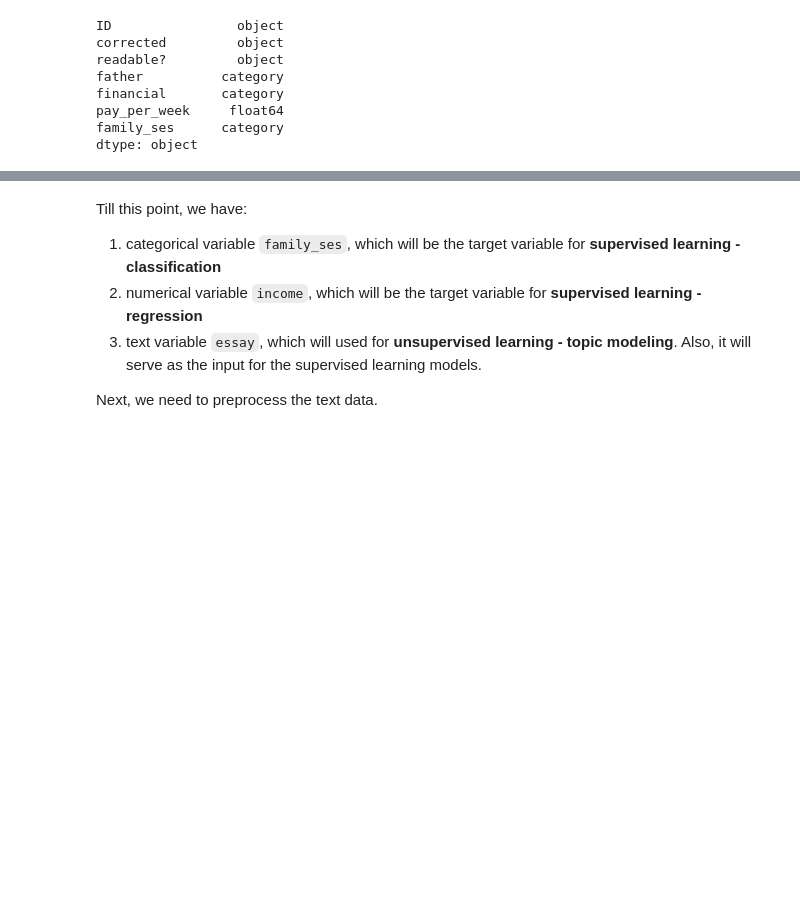
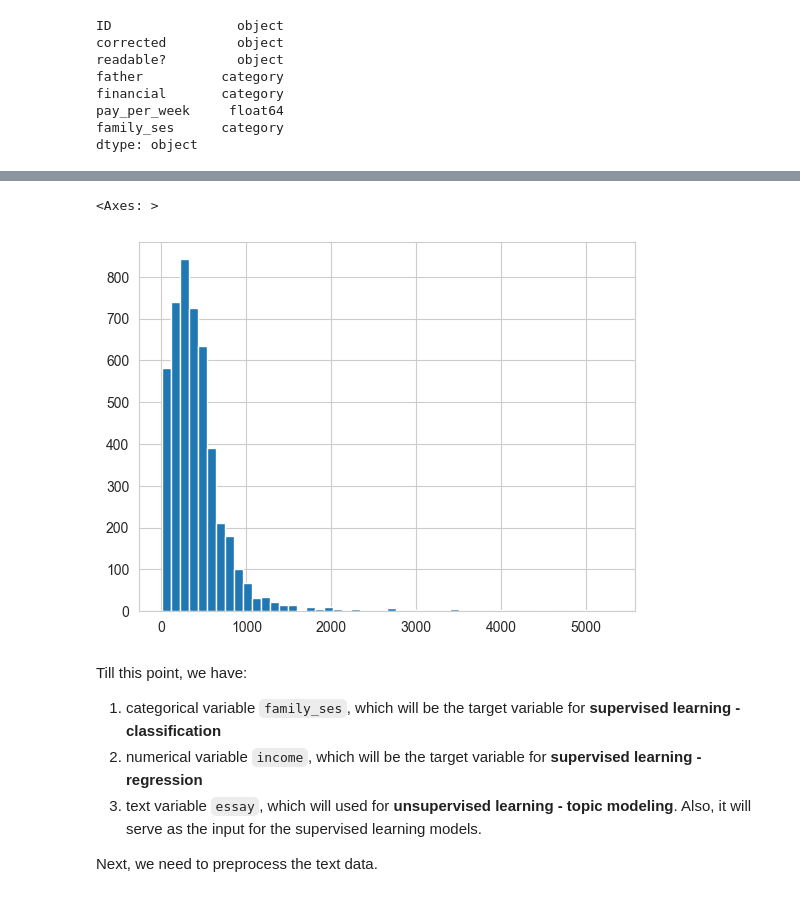
Before and after one commit to h-karyn/ImaginedFutureAndSocioeconomics, a Jupyter notebook: P1_EDA.ipynb, the cells around one changed output, grey strips where cells are left out. Saved outputs shown, nothing was run; the diff lists cells and outputs as text; code cells hidden in the pictures; blank space fills up the shorter version.

```diff
--- a/P1_EDA.ipynb
+++ b/P1_EDA.ipynb
@@ -142,0 +170,5 @@ dtype: object
+# %%
+# remove outliers
+data_df = data_df[data_df['pay_per_week'] < data_df['pay_per_week'].mean() + 3*data_df['pay_per_week'].std()]
+
+print(data_df.shape)
@@ -143,3 +190,9 @@ dtype: object
+# %%
+# let take a look at the distribution of pay_per_week
+data_df['pay_per_week'].hist(bins=50)
+# %% [output]
+<Axes: >
+[figure, added]
 # %% [markdown]
 Till this point, we have:
 
```
Also changed, not shown: parts of 8 cells of this notebook.
